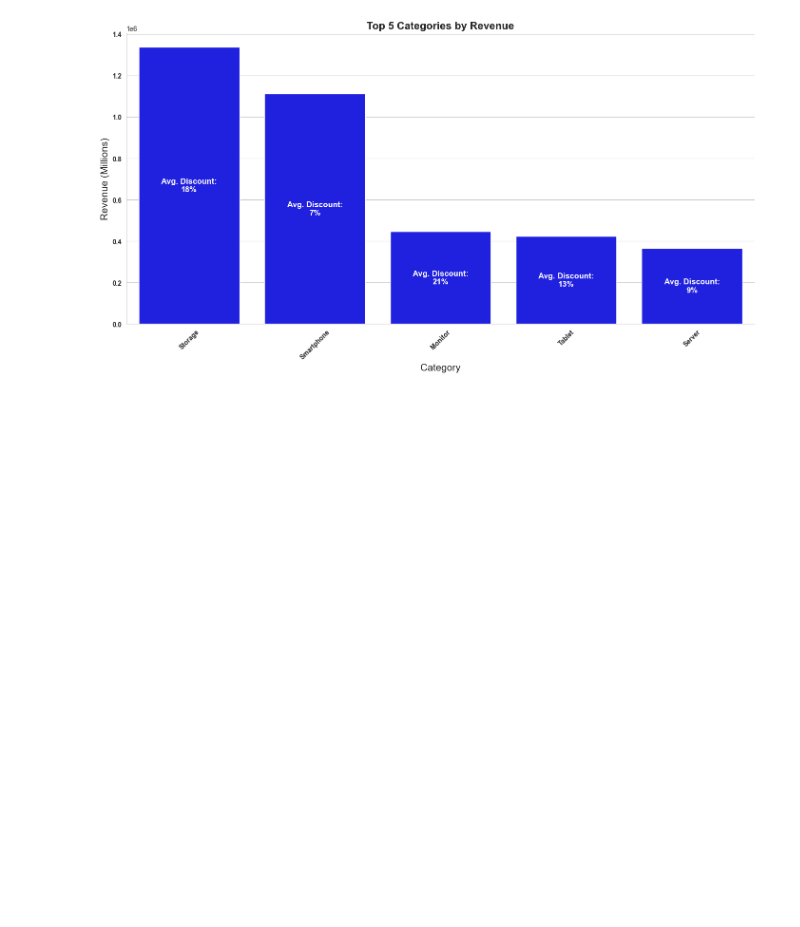
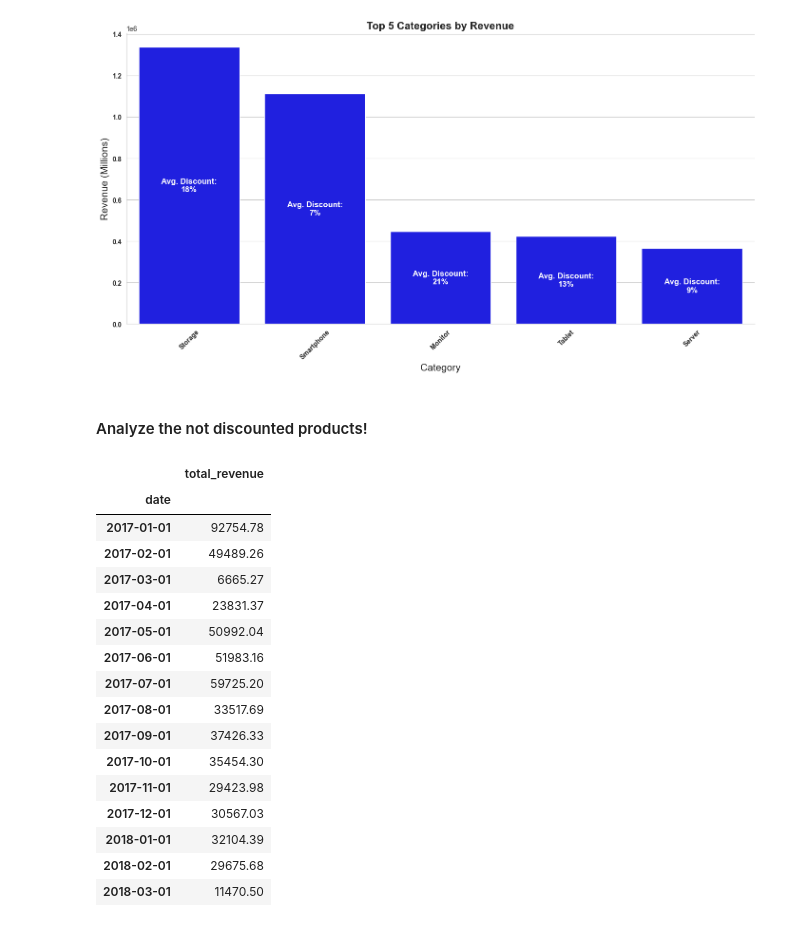
Before and after one commit to yazdan0101/ENIAC-discounts-strategy, a Jupyter notebook: notebooks/analysis.ipynb, the cells around one changed output. Cells and saved outputs as stored; diff of their text form; code cells hidden in the pictures; blank space fills up the shorter version.

```diff
--- a/notebooks/analysis.ipynb
+++ b/notebooks/analysis.ipynb
@@ -605,3 +630,25 @@ plt.savefig('/Users/yazdan/Desktop/plots/top_5_cat_by_rev.png', dpi=300, bbox_in
 [figure]
 # %%
 top_5_cat
+# %% [markdown]
+#### Analyze the not discounted products!
+# %%
+ol_p_df[ol_p_df['is_discounted']==False].resample('MS',on='date').agg(total_revenue=('total_sale_price','sum'))
+# %% [output]
+|  | total_revenue |
+| date |  |
+| 2017-01-01 | 92754.78 |
+| 2017-02-01 | 49489.26 |
+| 2017-03-01 | 6665.27 |
+| 2017-04-01 | 23831.37 |
+| 2017-05-01 | 50992.04 |
+| 2017-06-01 | 51983.16 |
+| 2017-07-01 | 59725.20 |
+| 2017-08-01 | 33517.69 |
+| 2017-09-01 | 37426.33 |
+| 2017-10-01 | 35454.30 |
+| 2017-11-01 | 29423.98 |
+| 2017-12-01 | 30567.03 |
+| 2018-01-01 | 32104.39 |
+| 2018-02-01 | 29675.68 |
+| 2018-03-01 | 11470.50 |
```
Also changed, not shown: parts of 3 cells of this notebook.
